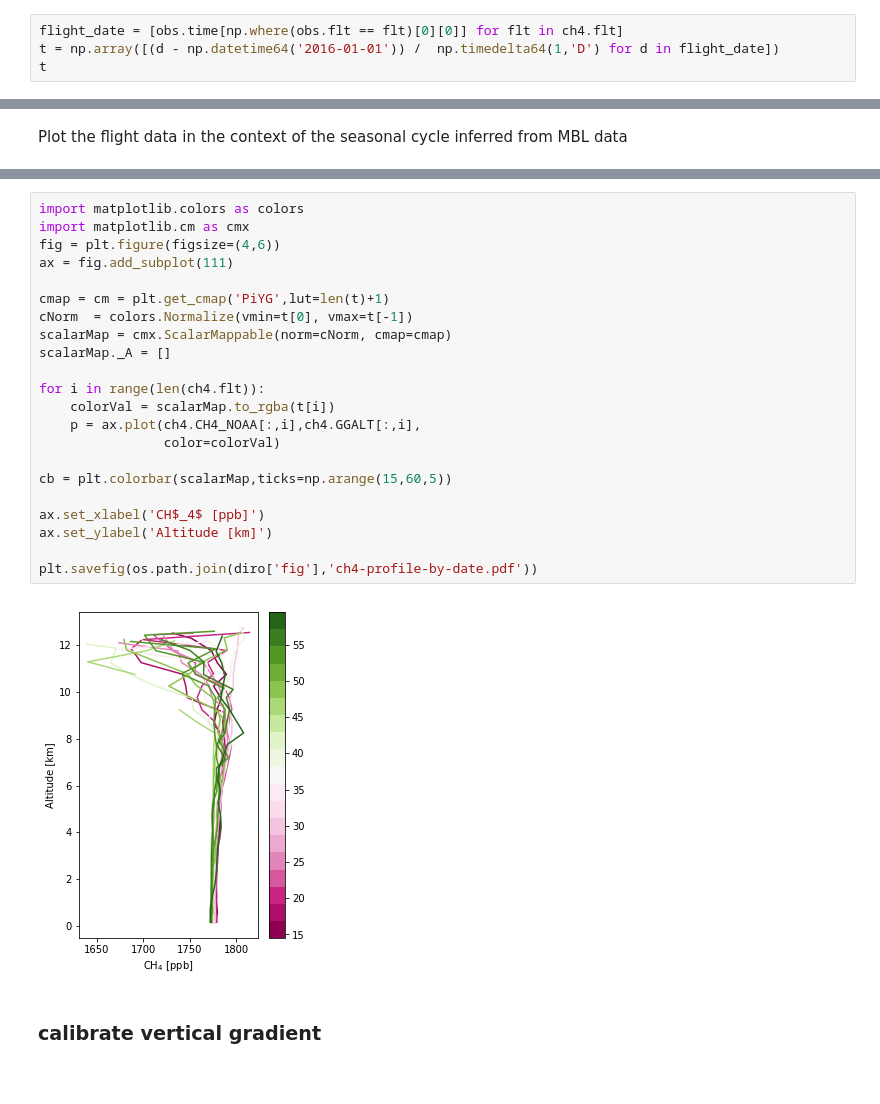
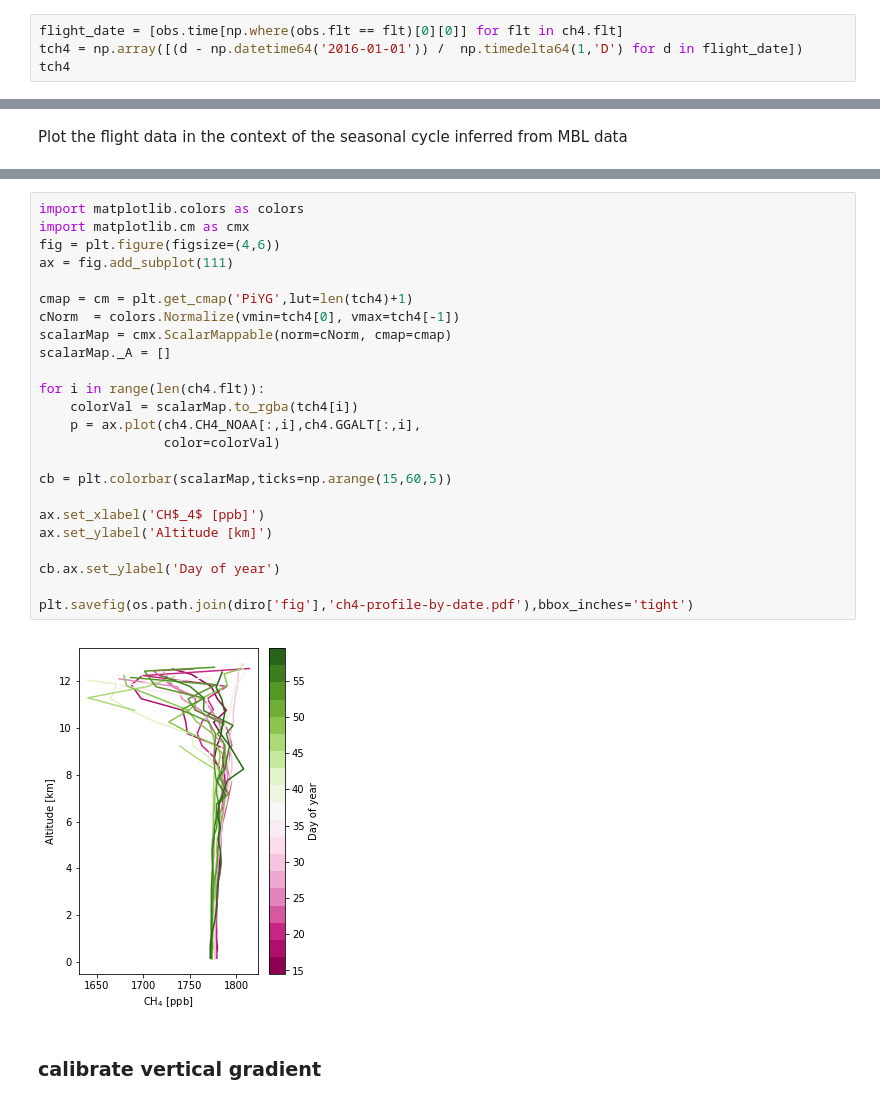
Before and after one commit to matt-long/orcas, a Jupyter notebook: plot_vertical_profile_flights.ipynb, the cells around one changed output, grey strips where cells are left out. Drawn from its saved outputs; the diff is of its cells as text.

```diff
--- a/plot_vertical_profile_flights.ipynb
+++ b/plot_vertical_profile_flights.ipynb
@@ -649,8 +680,8 @@ ch4 = obs.groupby_bins('GGALT',alt_bins).apply(binflt)
 Compute the date of each flight in DOY
 # %%
 flight_date = [obs.time[np.where(obs.flt == flt)[0][0]] for flt in ch4.flt]
-t = np.array([(d - np.datetime64('2016-01-01')) /  np.timedelta64(1,'D') for d in flight_date])
-t
+tch4 = np.array([(d - np.datetime64('2016-01-01')) /  np.timedelta64(1,'D') for d in flight_date])
+tch4
 # %% [output]
 array([ 14.54136574,  17.62087963,  20.62157407,  22.63534722,
         24.51486111,  24.69726852,  29.67458333,  35.62435185,
@@ -684,27 +715,29 @@ plt.savefig(os.path.join(diro['fig'],'ch4-seasonal-cycle.pdf'))
 # %%
 import matplotlib.colors as colors
 import matplotlib.cm as cmx
 fig = plt.figure(figsize=(4,6))
 ax = fig.add_subplot(111)
 
-cmap = cm = plt.get_cmap('PiYG',lut=len(t)+1)
-cNorm  = colors.Normalize(vmin=t[0], vmax=t[-1])
+cmap = cm = plt.get_cmap('PiYG',lut=len(tch4)+1)
+cNorm  = colors.Normalize(vmin=tch4[0], vmax=tch4[-1])
 scalarMap = cmx.ScalarMappable(norm=cNorm, cmap=cmap)
 scalarMap._A = []
 
 for i in range(len(ch4.flt)):
-    colorVal = scalarMap.to_rgba(t[i])
+    colorVal = scalarMap.to_rgba(tch4[i])
     p = ax.plot(ch4.CH4_NOAA[:,i],ch4.GGALT[:,i],
                 color=colorVal)
 
 cb = plt.colorbar(scalarMap,ticks=np.arange(15,60,5))
 
 ax.set_xlabel('CH$_4$ [ppb]')
 ax.set_ylabel('Altitude [km]')
 
-plt.savefig(os.path.join(diro['fig'],'ch4-profile-by-date.pdf'))
+cb.ax.set_ylabel('Day of year')
+
+plt.savefig(os.path.join(diro['fig'],'ch4-profile-by-date.pdf'),bbox_inches='tight')
 # %% [output]
-[figure, old version]
+[figure, new version]
 # %% [markdown]
 ### calibrate vertical gradient
 # %%
```
Also changed, not shown: parts of 14 cells of this notebook, 11 other files.
